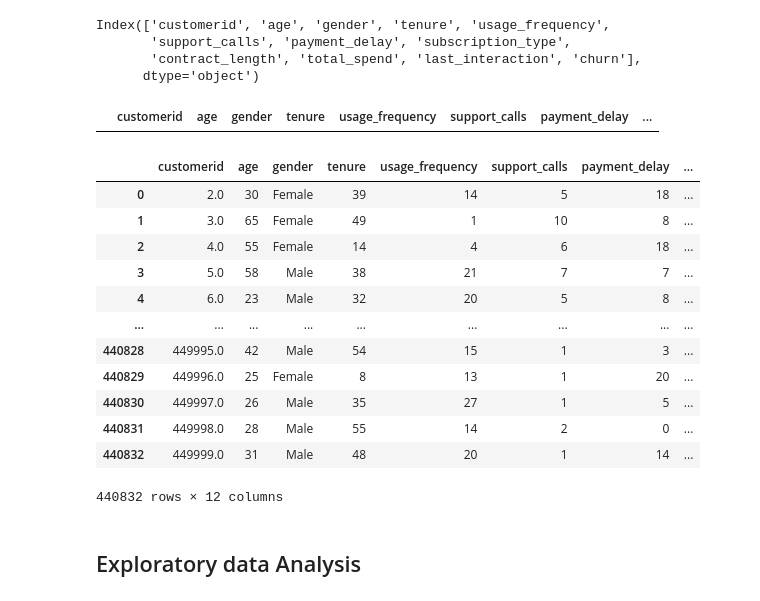
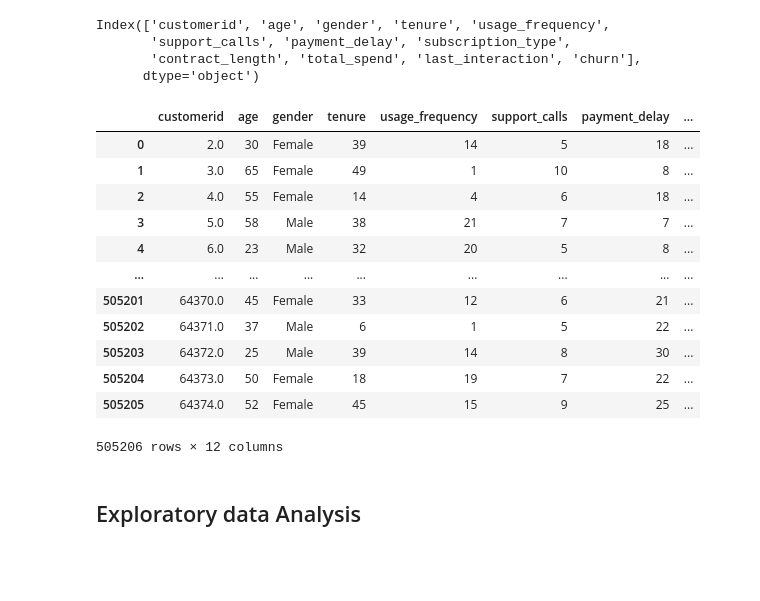
Before and after one commit to JohnNun/customer_churn_prediction, a Jupyter notebook: customer_churn_prediction.ipynb, the cells around one changed output. Drawn from its saved outputs; the diff is of its cells as text; code cells hidden in the pictures; blank space fills up the shorter version.

```diff
--- a/customer_churn_prediction.ipynb
+++ b/customer_churn_prediction.ipynb
@@ -109,12 +181,6 @@ Index(['customerid', 'age', 'gender', 'tenure', 'usage_frequency',
        'support_calls', 'payment_delay', 'subscription_type',
        'contract_length', 'total_spend', 'last_interaction', 'churn'],
       dtype='object')
-# %%
-# Dropping single NaN row
-data = data.dropna()
-data[data['customerid'].isna()]
-# %% [output]
-|  | customerid | age | gender | tenure | usage_frequency | support_calls | payment_delay | ... |
 # %%
 # Converting non-monetary numbers to integer dtype
 col_list = ['age', 'tenure', 'usage_frequency', 'support_calls', 'payment_delay', 'last_interaction', 'churn']
@@ -124,19 +190,19 @@ for col in col_list:
-# %%
-data
-# %% [output]
-|  | customerid | age | gender | tenure | usage_frequency | support_calls | payment_delay | ... |
-| 0 | 2.0 | 30 | Female | 39 | 14 | 5 | 18 | ... |
-| 1 | 3.0 | 65 | Female | 49 | 1 | 10 | 8 | ... |
-| 2 | 4.0 | 55 | Female | 14 | 4 | 6 | 18 | ... |
-| 3 | 5.0 | 58 | Male | 38 | 21 | 7 | 7 | ... |
-| 4 | 6.0 | 23 | Male | 32 | 20 | 5 | 8 | ... |
-| ... | ... | ... | ... | ... | ... | ... | ... | ... |
-| 440828 | 449995.0 | 42 | Male | 54 | 15 | 1 | 3 | ... |
-| 440829 | 449996.0 | 25 | Female | 8 | 13 | 1 | 20 | ... |
-| 440830 | 449997.0 | 26 | Male | 35 | 27 | 1 | 5 | ... |
-| 440831 | 449998.0 | 28 | Male | 55 | 14 | 2 | 0 | ... |
-| 440832 | 449999.0 | 31 | Male | 48 | 20 | 1 | 14 | ... |
-440832 rows × 12 columns
+# %%
+df
+# %% [output]
+|  | customerid | age | gender | tenure | usage_frequency | support_calls | payment_delay | ... |
+| 0 | 2.0 | 30 | Female | 39 | 14 | 5 | 18 | ... |
+| 1 | 3.0 | 65 | Female | 49 | 1 | 10 | 8 | ... |
+| 2 | 4.0 | 55 | Female | 14 | 4 | 6 | 18 | ... |
+| 3 | 5.0 | 58 | Male | 38 | 21 | 7 | 7 | ... |
+| 4 | 6.0 | 23 | Male | 32 | 20 | 5 | 8 | ... |
+| ... | ... | ... | ... | ... | ... | ... | ... | ... |
+| 505201 | 64370.0 | 45 | Female | 33 | 12 | 6 | 21 | ... |
+| 505202 | 64371.0 | 37 | Male | 6 | 1 | 5 | 22 | ... |
+| 505203 | 64372.0 | 25 | Male | 39 | 14 | 8 | 30 | ... |
+| 505204 | 64373.0 | 50 | Female | 18 | 19 | 7 | 22 | ... |
+| 505205 | 64374.0 | 52 | Female | 45 | 15 | 9 | 25 | ... |
+505206 rows × 12 columns
 # %% [markdown]
 ## Exploratory data Analysis
 # %%
```
Also changed, not shown: parts of 15 cells of this notebook.
